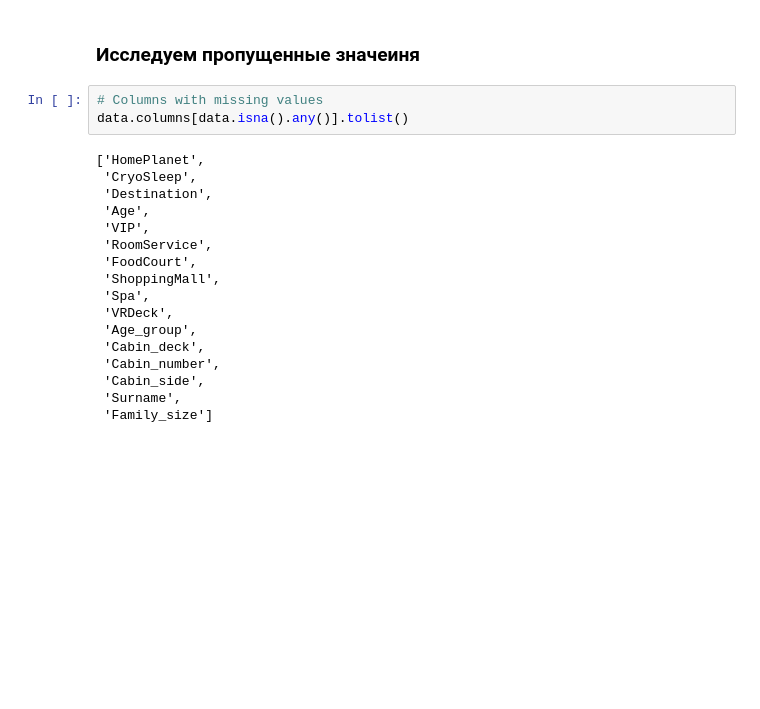
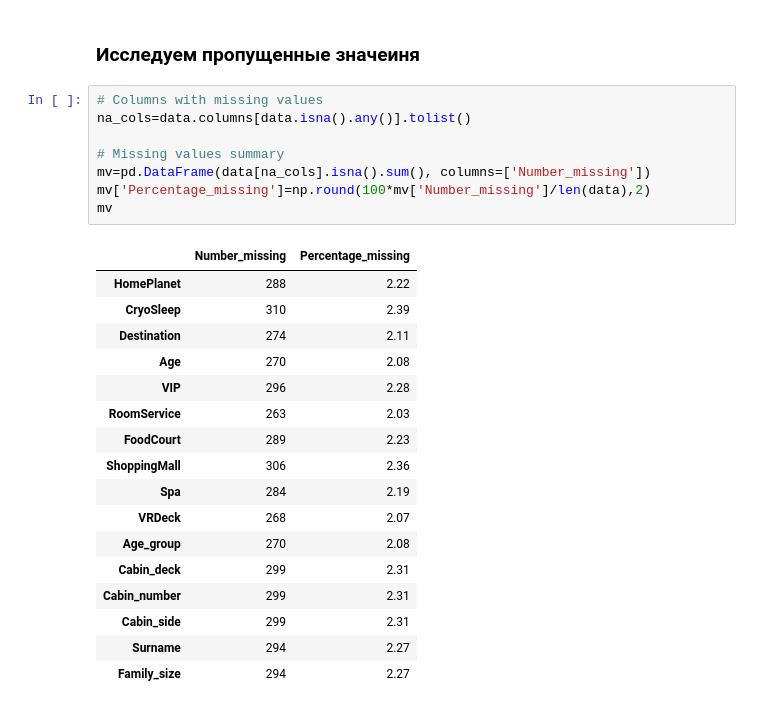
Before and after one commit to juliana-zh/ML, a Jupyter notebook: Spaceship_Titanic.ipynb, the cells around one changed output. Drawn from its saved outputs; the diff is of its cells as text; blank space fills up the shorter version.

```diff
--- a/Spaceship_Titanic.ipynb
+++ b/Spaceship_Titanic.ipynb
@@ -609,21 +609,27 @@ data=pd.concat([X, test], axis=0).reset_index(drop=True)
 ### Исследуем пропущенные значеиня
 # %%
 # Columns with missing values
-data.columns[data.isna().any()].tolist()
+na_cols=data.columns[data.isna().any()].tolist()
+
+# Missing values summary
+mv=pd.DataFrame(data[na_cols].isna().sum(), columns=['Number_missing'])
+mv['Percentage_missing']=np.round(100*mv['Number_missing']/len(data),2)
+mv
 # %% [output]
-['HomePlanet',
- 'CryoSleep',
- 'Destination',
- 'Age',
- 'VIP',
- 'RoomService',
- 'FoodCourt',
- 'ShoppingMall',
- 'Spa',
- 'VRDeck',
- 'Age_group',
- 'Cabin_deck',
- 'Cabin_number',
- 'Cabin_side',
- 'Surname',
- 'Family_size']
+|  | Number_missing | Percentage_missing |
+| HomePlanet | 288 | 2.22 |
+| CryoSleep | 310 | 2.39 |
+| Destination | 274 | 2.11 |
+| Age | 270 | 2.08 |
+| VIP | 296 | 2.28 |
+| RoomService | 263 | 2.03 |
+| FoodCourt | 289 | 2.23 |
+| ShoppingMall | 306 | 2.36 |
+| Spa | 284 | 2.19 |
+| VRDeck | 268 | 2.07 |
+| Age_group | 270 | 2.08 |
+| Cabin_deck | 299 | 2.31 |
+| Cabin_number | 299 | 2.31 |
+| Cabin_side | 299 | 2.31 |
+| Surname | 294 | 2.27 |
+| Family_size | 294 | 2.27 |
```
Also changed, not shown: parts of 2 cells of this notebook.
